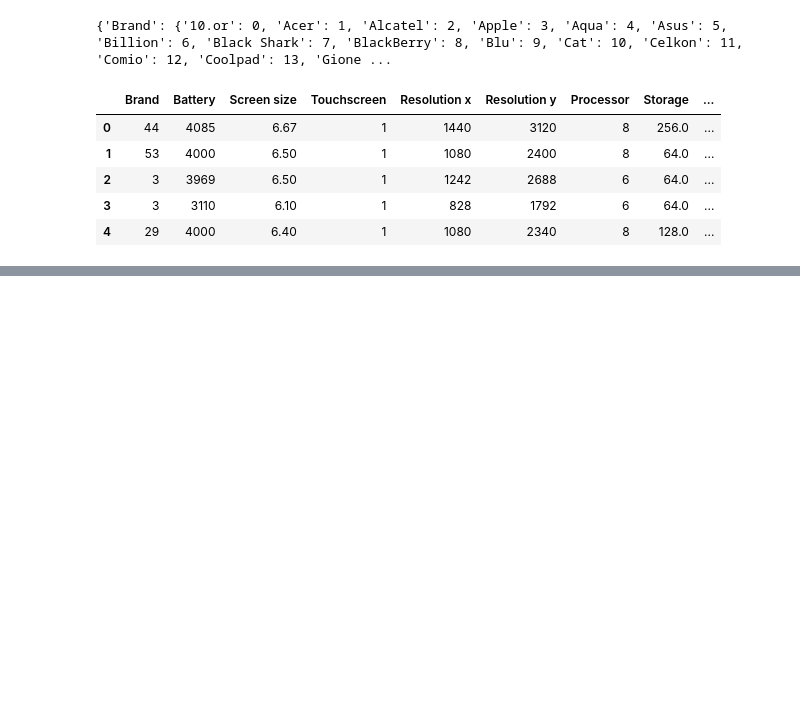
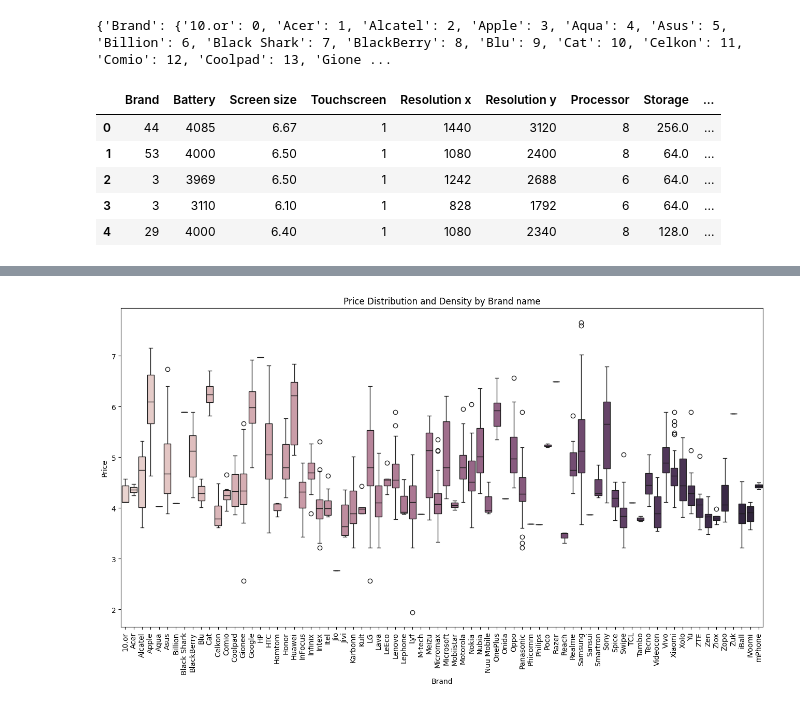
Before and after one commit to dhsiehcode/573_project, a Jupyter notebook: data_exploration.ipynb, the cells around one changed output, grey strips where cells are left out. Cells and saved outputs as stored; diff of their text form; code cells hidden in the pictures; blank space fills up the shorter version.

```diff
--- a/data_exploration.ipynb
+++ b/data_exploration.ipynb
@@ -83,0 +116,14 @@ df.describe()
+# %%
+plt.figure(figsize=(16, 8))
+sns.boxplot(x='Brand', y='Price', data=df, hue="Brand", legend=False)
+
+plt.title('Price Distribution and Density by Brand name')
+plt.xticks(rotation=90)
+plt.xlabel('Brand')
+plt.ylabel('Price')
+plt.xticks(ticks=list(reverse_encodings["Brand"].keys()), labels=list(reverse_encodings["Brand"].values()), rotation=90)
+
+
+plt.show()
+# %% [output]
+[figure, added]
```
Also changed, not shown: parts of 4 cells of this notebook.
